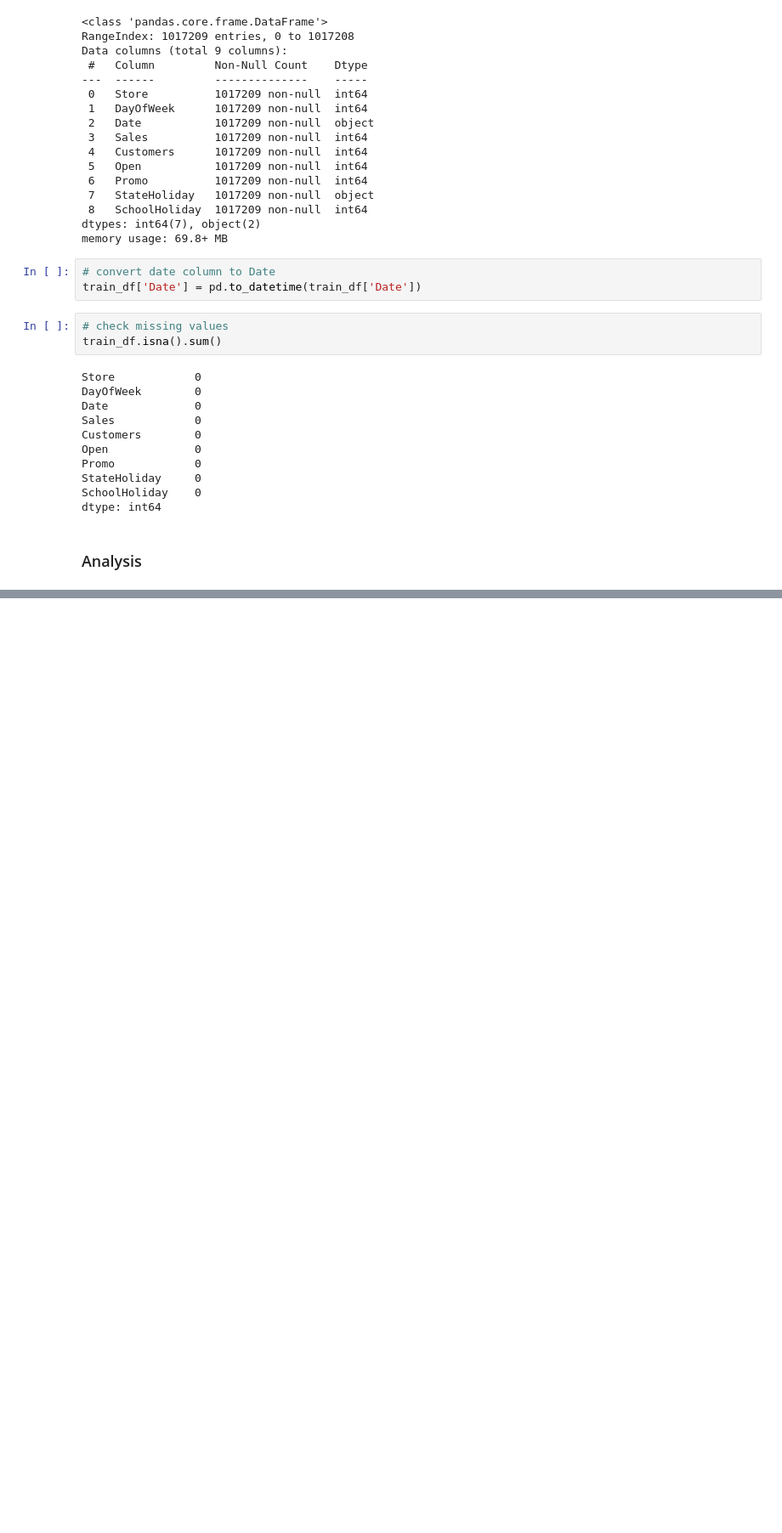
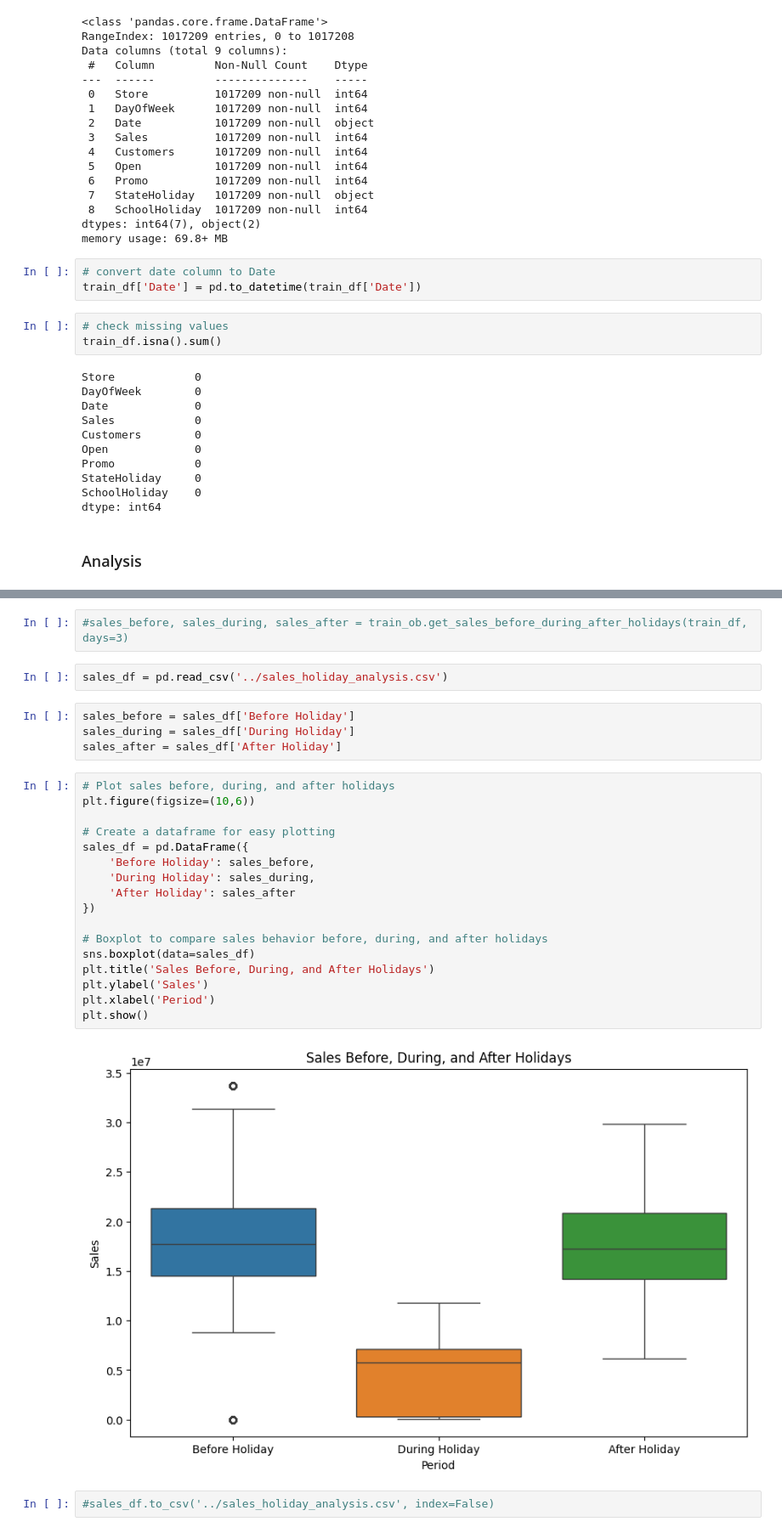
Before and after one commit to adisu-mulu/KAIM-Week-4, a Jupyter notebook: notebooks/eda_customer_purchasing_behavior.ipynb, the cells around one changed output, grey strips where cells are left out. Shown at 85% size. Saved outputs shown, nothing was run; the diff lists cells and outputs as text; blank space fills up the shorter version.

```diff
--- a/notebooks/eda_customer_purchasing_behavior.ipynb
+++ b/notebooks/eda_customer_purchasing_behavior.ipynb
@@ -341,0 +410,29 @@ dtype: int64
+# %%
+#sales_before, sales_during, sales_after = train_ob.get_sales_before_during_after_holidays(train_df, days=3)
+# %%
+sales_df = pd.read_csv('../sales_holiday_analysis.csv')
+# %%
+sales_before = sales_df['Before Holiday']
+sales_during = sales_df['During Holiday']
+sales_after = sales_df['After Holiday']
+# %%
+# Plot sales before, during, and after holidays
+plt.figure(figsize=(10,6))
+
+# Create a dataframe for easy plotting
+sales_df = pd.DataFrame({
+    'Before Holiday': sales_before,
+    'During Holiday': sales_during,
+    'After Holiday': sales_after
+})
+
+# Boxplot to compare sales behavior before, during, and after holidays
+sns.boxplot(data=sales_df)
+plt.title('Sales Before, During, and After Holidays')
+plt.ylabel('Sales')
+plt.xlabel('Period')
+plt.show()
+# %% [output]
+[figure, added]
+# %%
+#sales_df.to_csv('../sales_holiday_analysis.csv', index=False)
```
Also changed, not shown: parts of 12 cells of this notebook, 2 other files.
